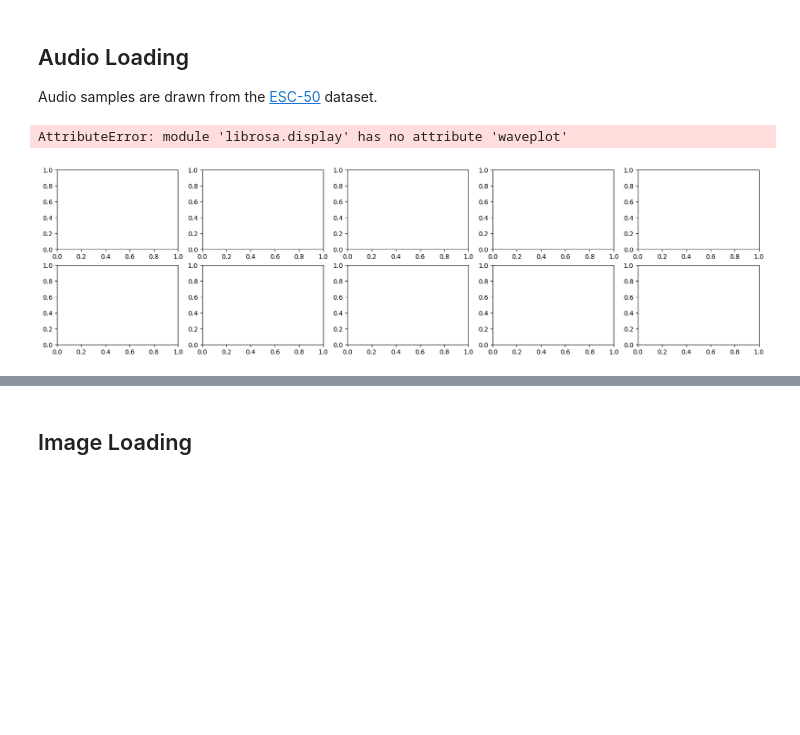
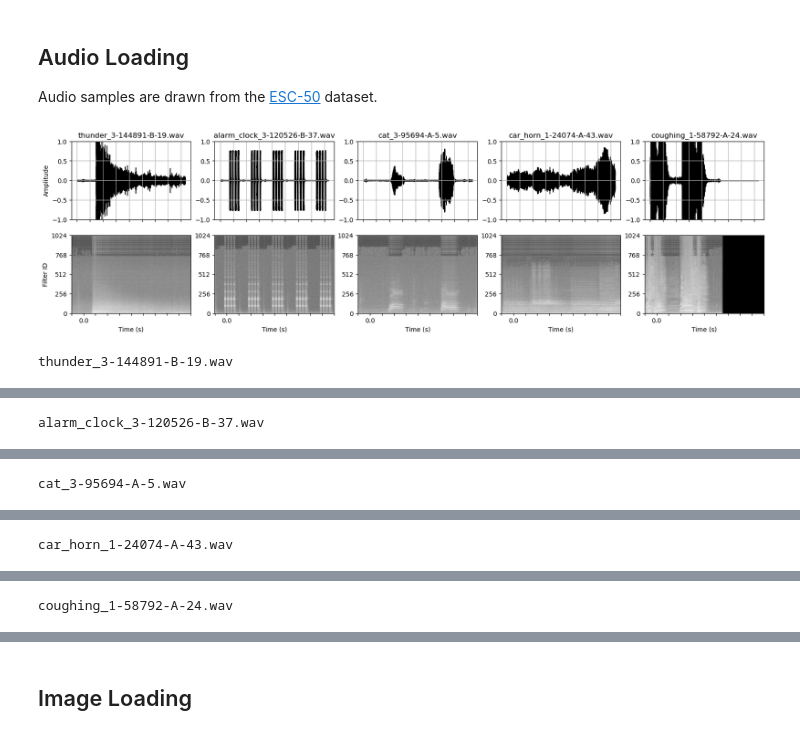
Before and after one commit to SFauth/AudioCLIP, a Jupyter notebook: demo/AudioCLIP_repo_demo.ipynb, the cells around one changed output, grey strips where cells are left out. Drawn from its saved outputs; the diff is of its cells as text; code cells hidden in the pictures; blank space fills up the shorter version.

```diff
--- a/demo/AudioCLIP_repo_demo.ipynb
+++ b/demo/AudioCLIP_repo_demo.ipynb
@@ -107,33 +110,33 @@ fig, axes = plt.subplots(2, len(audio), figsize=(20, 5), dpi=100)
 
 for idx in range(len(audio)):
     track, pow_spec = audio[idx]
 
     # draw the waveform
-    librosa.display.waveplot(track, sr=SAMPLE_RATE, ax=axes[0, idx], color='k')
+    librosa.display.waveshow(track, sr=SAMPLE_RATE, ax=axes[0, idx], color='k')
     # show the corresponding power spectrogram
     axes[1, idx].imshow(pow_spec, origin='lower', aspect='auto', cmap='gray', vmin=-180.0, vmax=20.0)
 
     # modify legend
     axes[0, idx].set_title(os.path.basename(paths_to_audio[idx]))
     axes[0, idx].set_xlabel('')
     axes[0, idx].set_xticklabels([])
     axes[0, idx].grid(True)
     axes[0, idx].set_ylim(bottom=-1, top=1)
 
     axes[1, idx].set_xlabel('Time (s)')
     axes[1, idx].set_xticks(np.linspace(0, pow_spec.shape[1], len(axes[0, idx].get_xticks())))
     axes[1, idx].set_xticklabels([f'{tick:.1f}' if tick == int(tick) else '' for tick in axes[0, idx].get_xticks()])
     axes[1, idx].set_yticks(np.linspace(0, pow_spec.shape[0] - 1, 5))
 
 axes[0, 0].set_ylabel('Amplitude')
 axes[1, 0].set_ylabel('Filter ID')
 
 plt.show()
 plt.close(fig)
 
 for idx, path in enumerate(paths_to_audio):
     print(os.path.basename(path))
     display(Audio(audio[idx][0], rate=SAMPLE_RATE, embed=True))
 # %% [output]
+[figure, new version]
-AttributeError: module 'librosa.display' has no attribute 'waveplot'
+thunder_3-144891-B-19.wav
-[figure, old version]
@@ -139,0 +144 @@ AttributeError: module 'librosa.display' has no attribute 'waveplot'
+alarm_clock_3-120526-B-37.wav
@@ -139,0 +146 @@ AttributeError: module 'librosa.display' has no attribute 'waveplot'
+cat_3-95694-A-5.wav
@@ -139,0 +148 @@ AttributeError: module 'librosa.display' has no attribute 'waveplot'
+car_horn_1-24074-A-43.wav
@@ -139,0 +150 @@ AttributeError: module 'librosa.display' has no attribute 'waveplot'
+coughing_1-58792-A-24.wav
```
Also changed, not shown: parts of 7 cells of this notebook, 1 other file.
